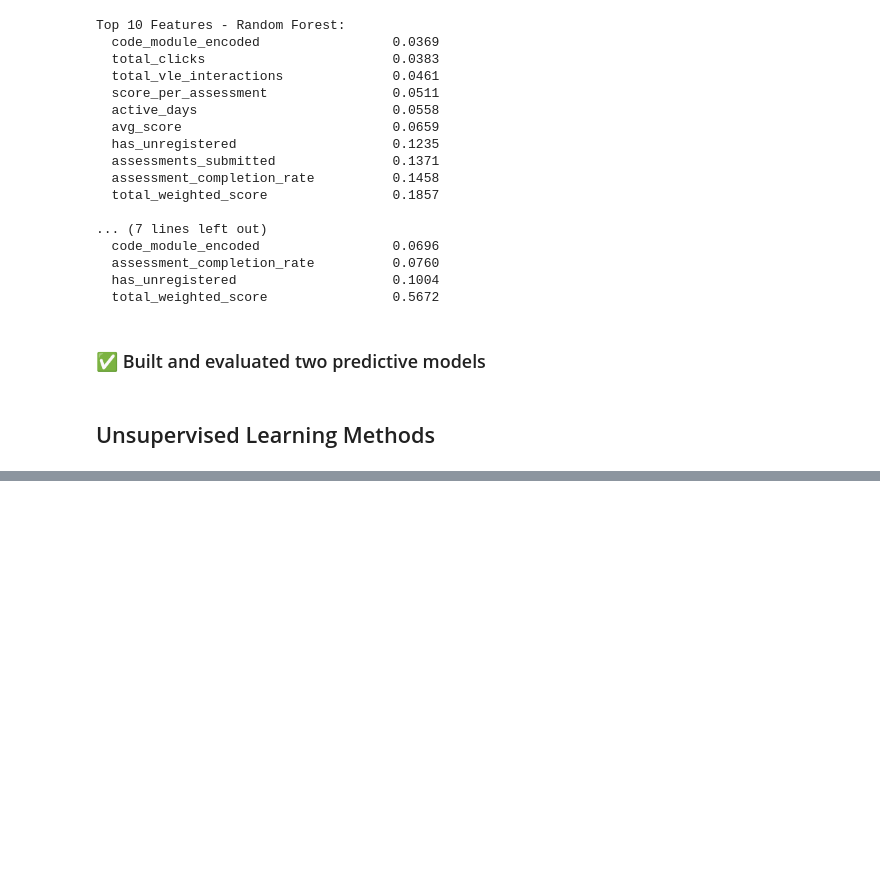
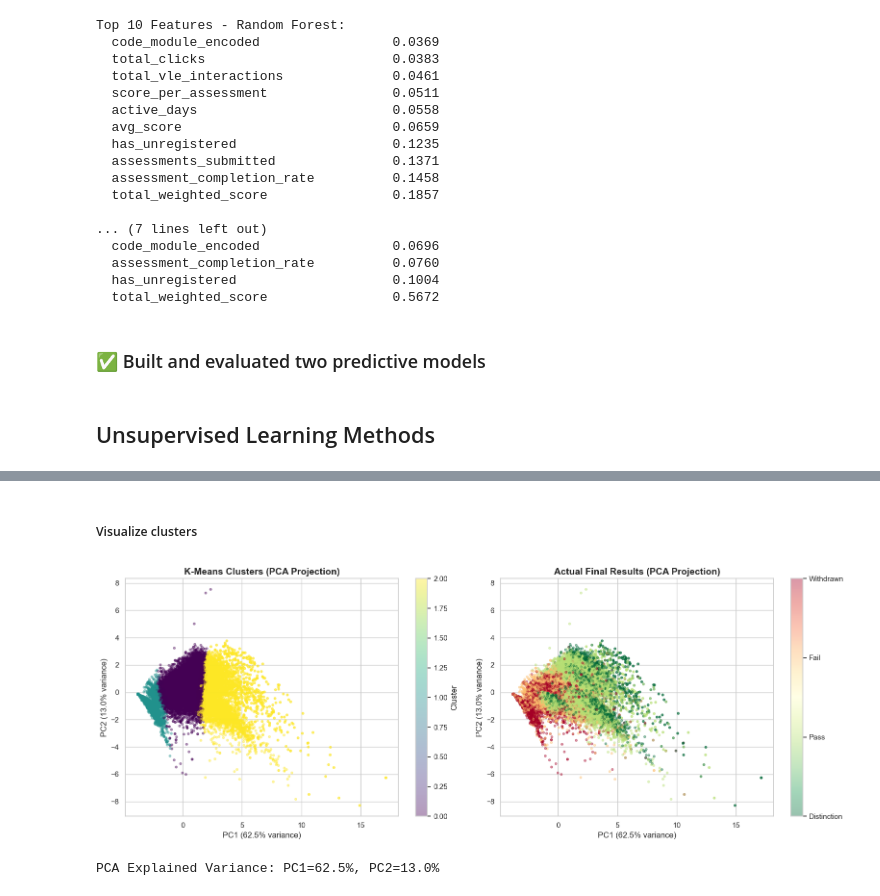
Before and after one commit to SDPcodes/student-performance-analytics, a Jupyter notebook: analytics_notebook.ipynb, the cells around one changed output, grey strips where cells are left out. Drawn from its saved outputs; the diff is of its cells as text; code cells hidden in the pictures; blank space fills up the shorter version.

```diff
--- a/analytics_notebook.ipynb
+++ b/analytics_notebook.ipynb
@@ -1005,0 +1069,14 @@ Top 10 Features - Random Forest:
+# %%
+optimal_k = 3
+kmeans_final = KMeans(n_clusters=optimal_k, random_state=42, n_init=10, max_iter=300)
+master_df["cluster"] = kmeans_final.fit_predict(X_cluster_scaled)
+
+# Analyze each cluster's characteristics
+cluster_profile = master_df.groupby("cluster")[clustering_features].mean()
+print("=== Cluster Profiles (Mean Values) ===")
+print(cluster_profile.round(2).to_string())
+
+# Analyze cluster vs final result value
+print("\n\n=== Cluster vs Final Result Distribution ===")
+cluster_result = pd.crosstab(master_df["cluster"], master_df["final_result"], normalize="index")
+print(cluster_result.round(3).to_string())
@@ -1005,0 +1098,36 @@ Top 10 Features - Random Forest:
+# %% [markdown]
+##### Visualize clusters
+# %%
+# Principal Component Analysis
+from sklearn.decomposition import PCA
+
+pca =PCA(n_components=2, random_state=42)
+X_pca = pca.fit_transform(X_cluster_scaled)
+
+fig, axes = plt.subplots(1, 2, figsize=(16, 6))
+
+# Cluster Plot
+scatter1 = axes[0].scatter(X_pca[:, 0], X_pca[:, 1], c=master_df["cluster"], cmap="viridis", alpha=0.4, s=10)
+axes[0].set_title("K-Means Clusters (PCA Projection)", fontsize=14, fontweight="bold")
+axes[0].set_xlabel(f"PC1 ({pca.explained_variance_ratio_[0]*100:.1f}% variance)")
+axes[0].set_ylabel(f"PC2 ({pca.explained_variance_ratio_[1]*100:.1f}% variance)")
+plt.colorbar(scatter1, ax=axes[0], label="Cluster")
+
+# Actual final result overlay
+result_mapping = {"Distinction": 0, "Pass": 1, "Fail": 2, "Withdrawn": 3}
+result_colors = master_df["final_result"].map(result_mapping)
+scatter2 = axes[1].scatter(X_pca[:, 0], X_pca[:, 1], c=result_colors,
+                           cmap="RdYlGn_r", alpha=0.4, s=10)
+axes[1].set_title("Actual Final Results (PCA Projection)", fontsize=14, fontweight="bold")
+axes[1].set_xlabel(f"PC1 ({pca.explained_variance_ratio_[0]*100:.1f}% variance)")
+axes[1].set_ylabel(f"PC2 ({pca.explained_variance_ratio_[1]*100:.1f}% variance)")
+cbar = plt.colorbar(scatter2, ax=axes[1], ticks=[0, 1, 2, 3])
+cbar.ax.set_yticklabels(["Distinction", "Pass", "Fail", "Withdrawn"])
+
+plt.tight_layout()
+plt.show()
+
+print(f"\nPCA Explained Variance: PC1={pca.explained_variance_ratio_[0]*100:.1f}%, PC2={pca.explained_variance_ratio_[1]*100:.1f}%")
+# %% [output]
+[figure, added]
+PCA Explained Variance: PC1=62.5%, PC2=13.0%
```
Also changed, not shown: parts of 13 cells of this notebook.
